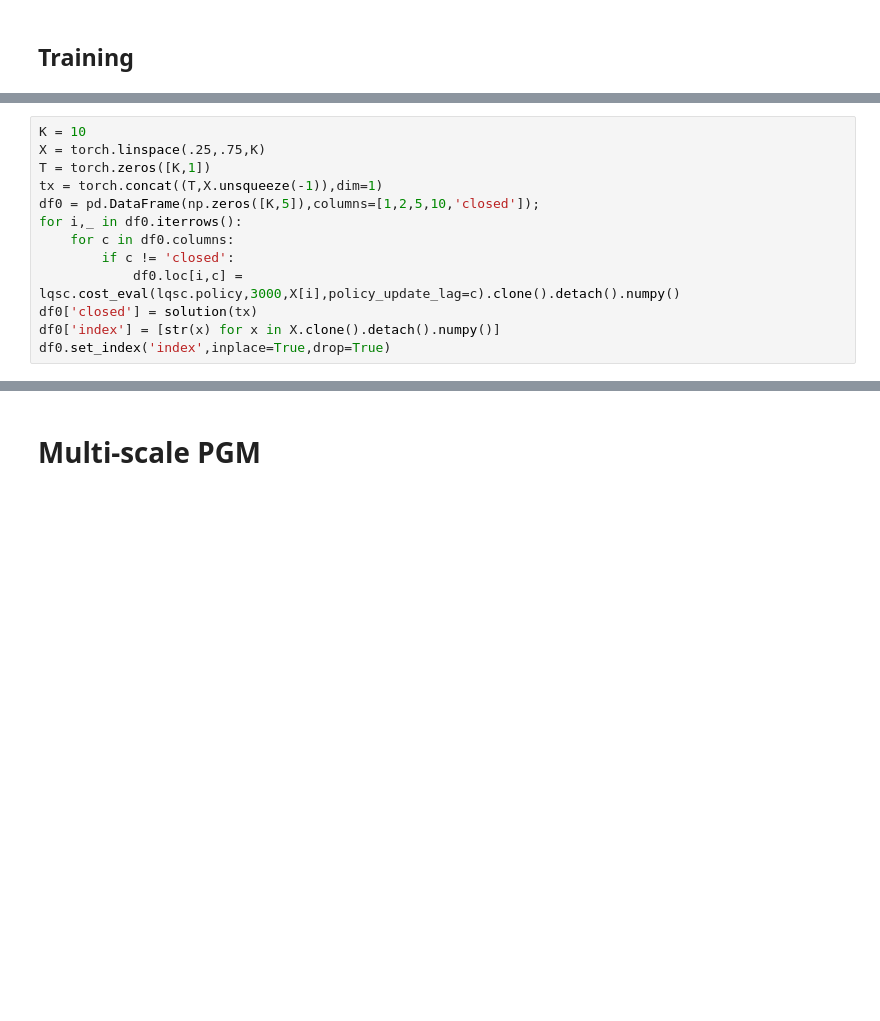
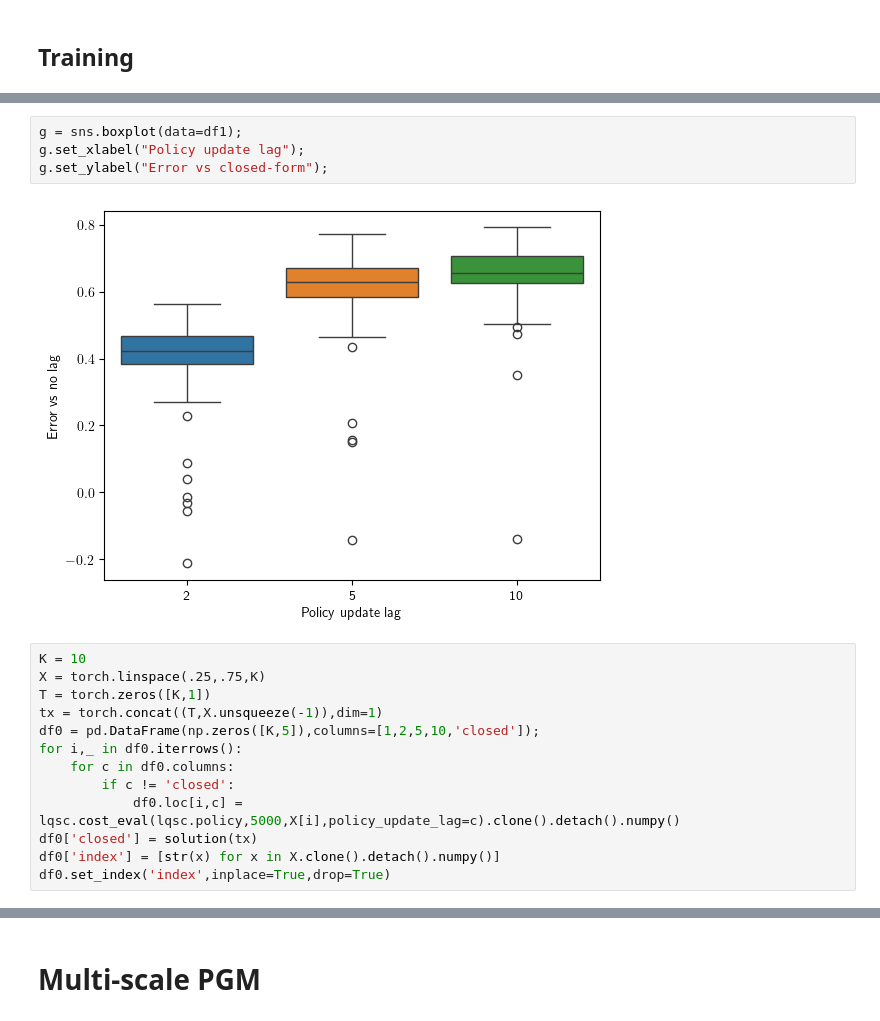
Before and after one commit to arashfahim/multiscale-PGM-for-stochastic-control, a Jupyter notebook: LQC/rewrite/LQC_Updated_v5.ipynb, the cells around one changed output, grey strips where cells are left out. Saved outputs shown, nothing was run; the diff lists cells and outputs as text; blank space fills up the shorter version.

```diff
--- a/LQC/rewrite/LQC_Updated_v5.ipynb
+++ b/LQC/rewrite/LQC_Updated_v5.ipynb
@@ -447,3 +456,9 @@ g.set_ylabel("Error vs no lag");
+# %%
+g = sns.boxplot(data=df1);
+g.set_xlabel("Policy update lag");
+g.set_ylabel("Error vs closed-form");
+# %% [output]
+[figure, added]
 # %%
 K = 10
 X = torch.linspace(.25,.75,K)
@@ -453,7 +468,7 @@ df0 = pd.DataFrame(np.zeros([K,5]),columns=[1,2,5,10,'closed']);
 for i,_ in df0.iterrows():
     for c in df0.columns:
         if c != 'closed':
-            df0.loc[i,c] = lqsc.cost_eval(lqsc.policy,3000,X[i],policy_update_lag=c).clone().detach().numpy()
+            df0.loc[i,c] = lqsc.cost_eval(lqsc.policy,5000,X[i],policy_update_lag=c).clone().detach().numpy()
 df0['closed'] = solution(tx)
 df0['index'] = [str(x) for x in X.clone().detach().numpy()]
 df0.set_index('index',inplace=True,drop=True)
```
Also changed, not shown: parts of 9 cells of this notebook, 1 other file.
